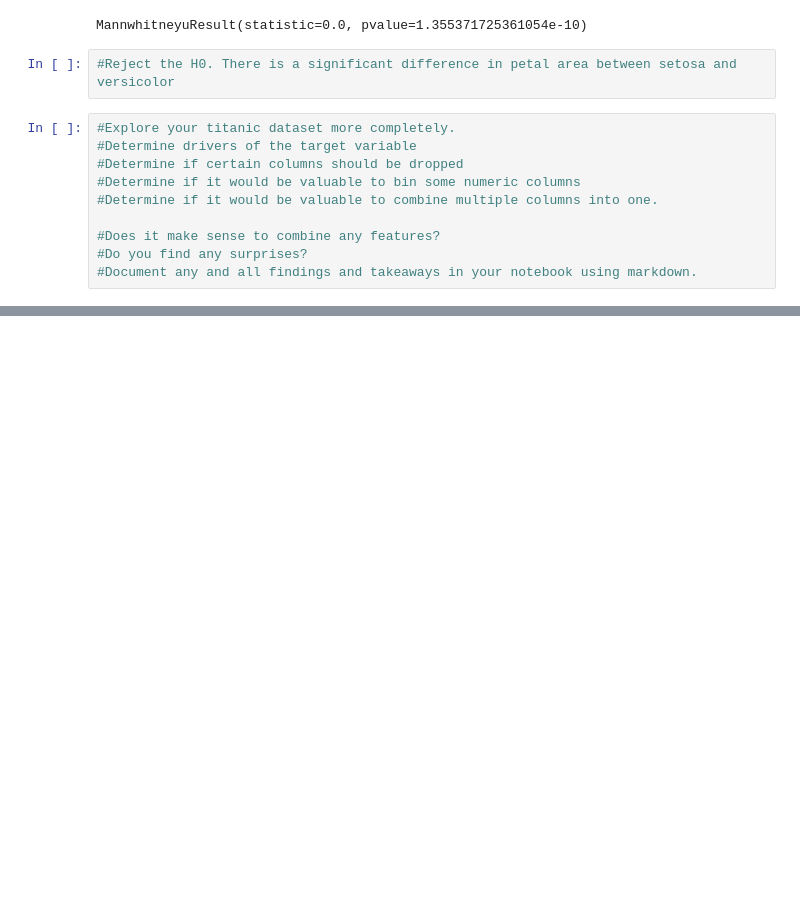
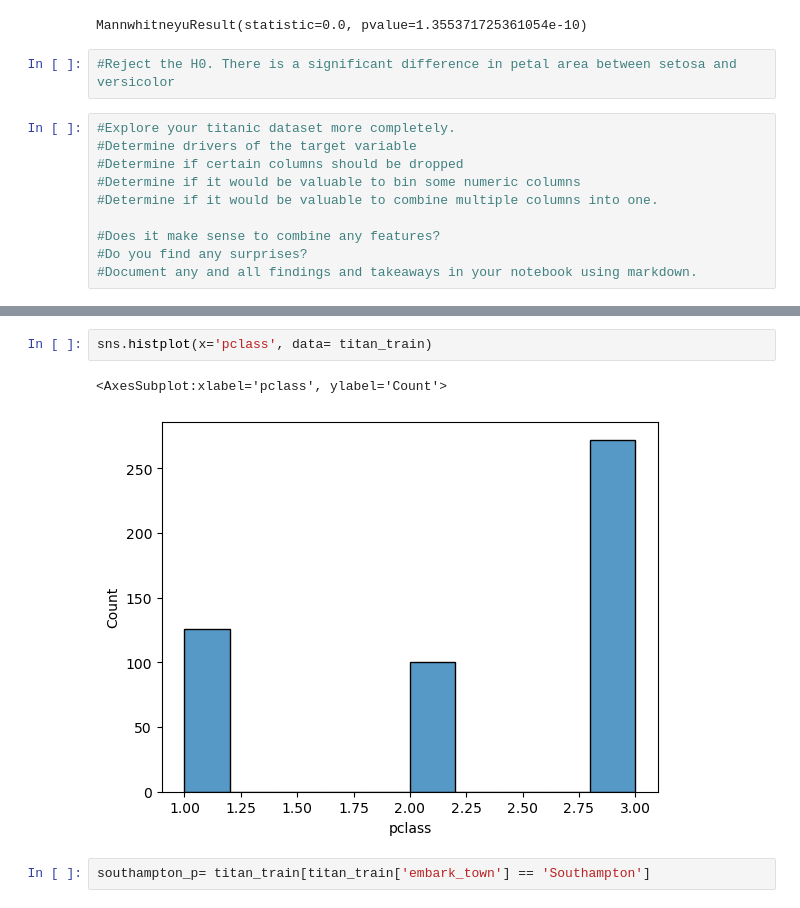
Before and after one commit to Andy-Jensen/classification-exercises, a Jupyter notebook: classification_exercises.ipynb, the cells around one changed output, grey strips where cells are left out. Saved outputs shown, nothing was run; the diff lists cells and outputs as text; blank space fills up the shorter version.

```diff
--- a/classification_exercises.ipynb
+++ b/classification_exercises.ipynb
@@ -951,0 +1005,7 @@ MannwhitneyuResult(statistic=0.0, pvalue=1.355371725361054e-10)
+# %%
+sns.histplot(x='pclass', data= titan_train)
+# %% [output]
+<AxesSubplot:xlabel='pclass', ylabel='Count'>
+[figure, added]
+# %%
+southampton_p= titan_train[titan_train['embark_town'] == 'Southampton']
```
Also changed, not shown: parts of 15 cells of this notebook.
